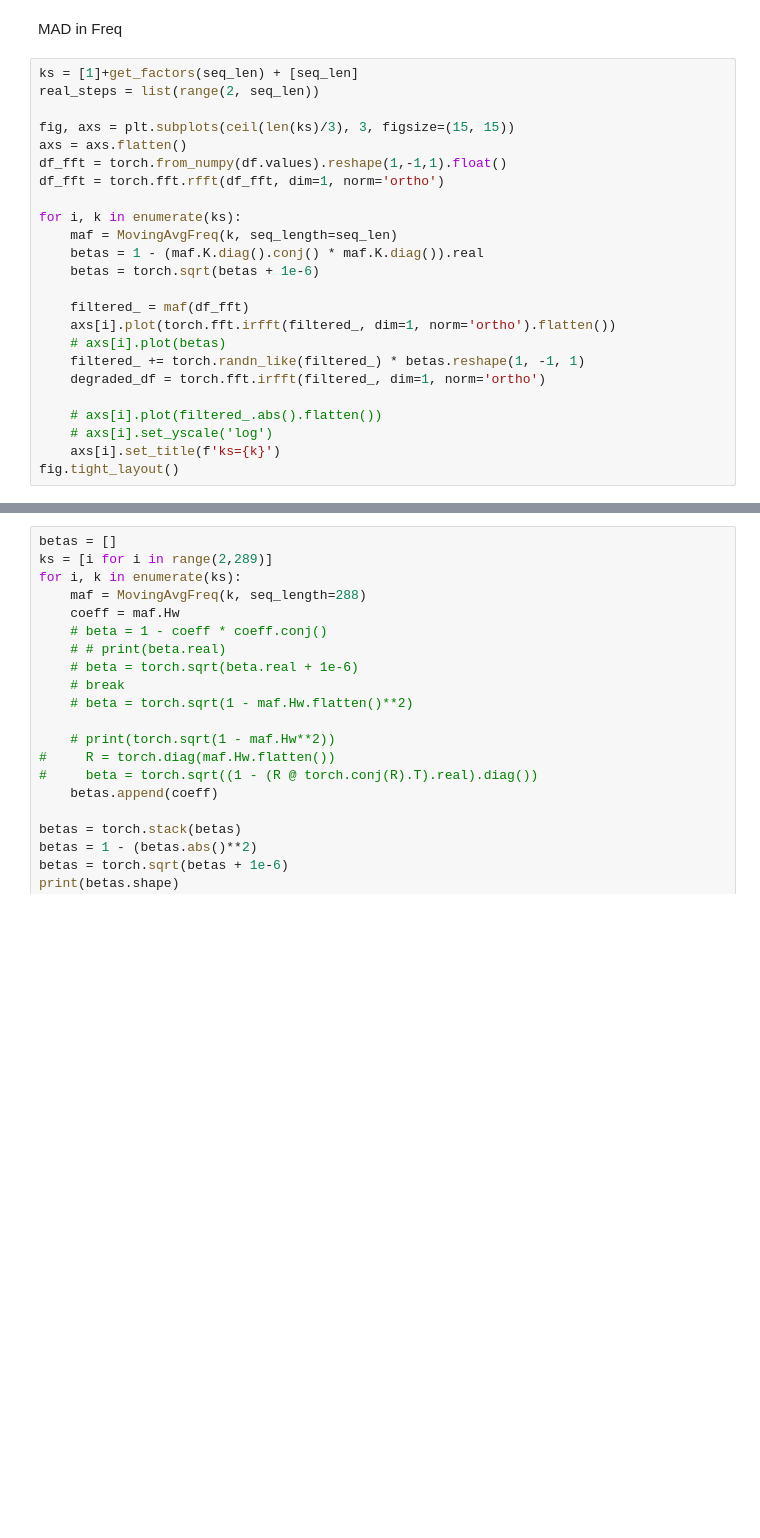
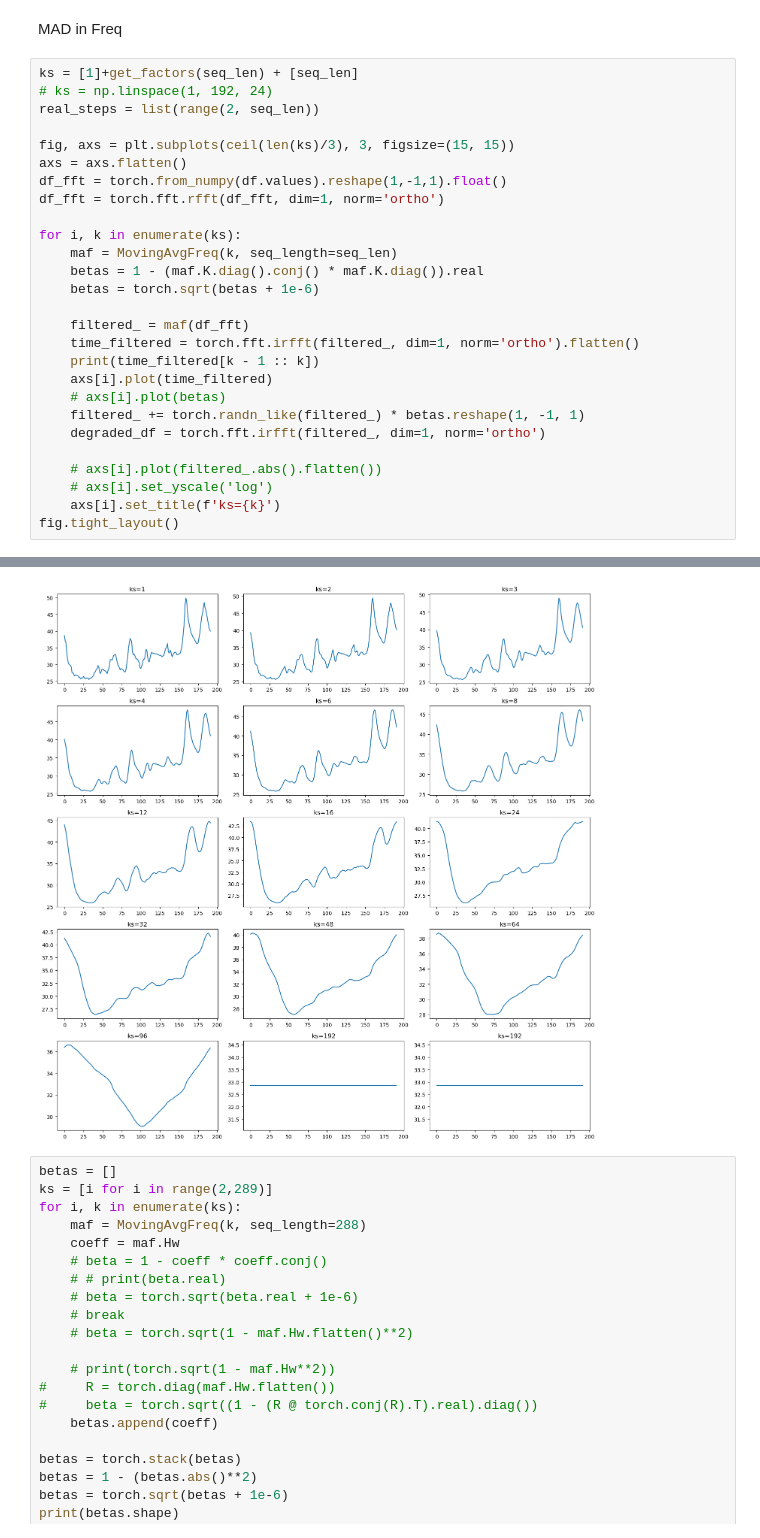
Before and after one commit to WillWang1113/Moving-Average-Diffusion, a Jupyter notebook: notebooks/degrade_fn.ipynb, the cells around one changed output, grey strips where cells are left out. Saved outputs shown, nothing was run; the diff lists cells and outputs as text; blank space fills up the shorter version.

```diff
--- a/notebooks/degrade_fn.ipynb
+++ b/notebooks/degrade_fn.ipynb
@@ -123,6 +156,7 @@ fig.tight_layout()
 MAD in Freq
 # %%
 ks = [1]+get_factors(seq_len) + [seq_len]
+# ks = np.linspace(1, 192, 24)
 real_steps = list(range(2, seq_len))
 
 fig, axs = plt.subplots(ceil(len(ks)/3), 3, figsize=(15, 15))
@@ -136,7 +170,9 @@ for i, k in enumerate(ks):
     betas = torch.sqrt(betas + 1e-6)
 
     filtered_ = maf(df_fft)
-    axs[i].plot(torch.fft.irfft(filtered_, dim=1, norm='ortho').flatten())
+    time_filtered = torch.fft.irfft(filtered_, dim=1, norm='ortho').flatten()
+    print(time_filtered[k - 1 :: k])
+    axs[i].plot(time_filtered)
     # axs[i].plot(betas)
     filtered_ += torch.randn_like(filtered_) * betas.reshape(1, -1, 1)
     degraded_df = torch.fft.irfft(filtered_, dim=1, norm='ortho')
@@ -145,3 +181,4 @@ for i, k in enumerate(ks):
     # axs[i].set_yscale('log')
     axs[i].set_title(f'ks={k}')
 fig.tight_layout()
+# %% [output]
@@ -148,3 +202,4 @@ fig.tight_layout()
+[figure, added]
 # %%
 betas = []
 ks = [i for i in range(2,289)]
```
Also changed, not shown: parts of 2 cells of this notebook, 30 other files.
